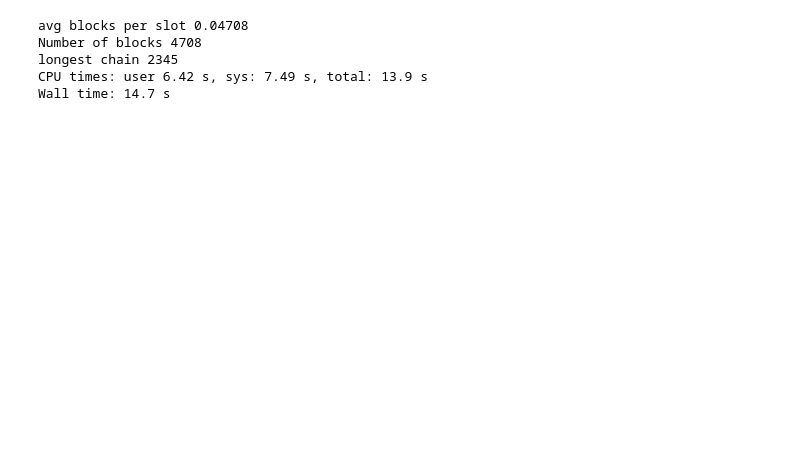
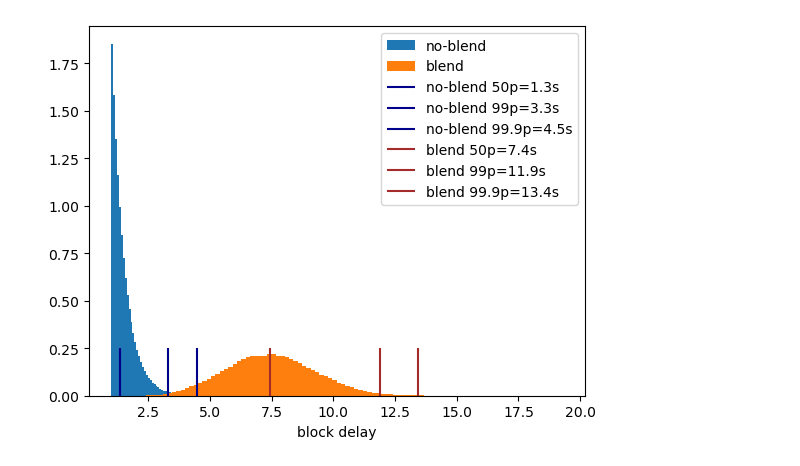
Before and after one commit to logos-co/nomos-pocs, a Jupyter notebook: cryptarchia/longest-chain-cryptarchia.ipynb, the cells around one changed output. Cells and saved outputs as stored; diff of their text form; code cells hidden in the pictures; blank space fills up the shorter version.

```diff
--- a/cryptarchia/longest-chain-cryptarchia.ipynb
+++ b/cryptarchia/longest-chain-cryptarchia.ipynb
@@ -39,3 +54,36 @@ class NetworkParams:
+# %%
+blend_net = NetworkParams(
+    broadcast_delay_mean=0.5,
+    pol_proof_time=1,
+    blending_delay=3,
+    desimenation_delay_mean=0.5,
+    blend_hops=3,
+)
+no_blend_net = replace(blend_net, blend_hops=0)
+
+N = 100
+M = 10000
+no_blend_samples = no_blend_net.empirical_network_delay()
+no_blend_mean = no_blend_samples.mean()
+blend_samples = blend_net.empirical_network_delay()
+blend_mean = blend_samples.mean()
+
+_ = plt.hist(no_blend_samples, bins=100, density=True, label="no-blend")
+_ = plt.hist(blend_samples, bins=100, density=True, label="blend")
+
+for p in [50, 99, 99.9]:
+    no_blend_pct = np.percentile(no_blend_samples, p)
+    _ = plt.vlines(no_blend_pct, ymin=0, ymax=0.25, color='darkblue', label=f"no-blend {p}p={no_blend_pct:.1f}s")
+
+for p in [50, 99, 99.9]:
+    blend_pct = np.percentile(blend_samples, p)
+    _ = plt.vlines(blend_pct, ymin=0, ymax=0.25, color='brown', label=f"blend {p}p={blend_pct:.1f}s")
+# _ = plt.vlines(blend_mean, ymin=0, ymax=1, color='brown', label=f"blend 50p={blend_mean:.1f}s")
+# _ = plt.hist(blend_net.block_arrival_slot(np.zeros(1000)), bins=100, density=True, label="blend")
+_ = plt.legend()
+_ = plt.xlabel("block delay")
+# %% [output]
+[figure, added]
 # %%
 @dataclass
 class Params:
@@ -285,33 +394,3 @@ class Sim:
             _ = ax.set_xlabel("re-org depth")
             _ = ax.set_ylabel("frequency")
         return reorg_depths
-# %%
-%%time
-np.random.seed(0)
-sim = Sim(
-    params=Params(
-        SLOTS=100000,
-        f=0.05,
-        adversary_control = 0.1,
-        honest_stake = np.random.pareto(10, 1000)
-    ),
-    network=NetworkParams(
-        mixnet_delay_mean=10, # seconds
-        mixnet_delay_var=4,
-        broadcast_delay_mean=2, # second
-        pol_proof_time=10, # seconds
-        no_network_delay=False
-    )
-)
-sim.run(seed=5)
-
-n_blocks_per_slot = len(sim.blocks) / sim.params.SLOTS
-print("avg blocks per slot", n_blocks_per_slot)
-print("Number of blocks", len(sim.blocks))
-print("longest chain", max(b.height for b in sim.blocks))
-# %% [output]
-avg blocks per slot 0.04708
-Number of blocks 4708
-longest chain 2345
-CPU times: user 6.42 s, sys: 7.49 s, total: 13.9 s
-Wall time: 14.7 s
```
Also changed, not shown: parts of 22 cells of this notebook.
